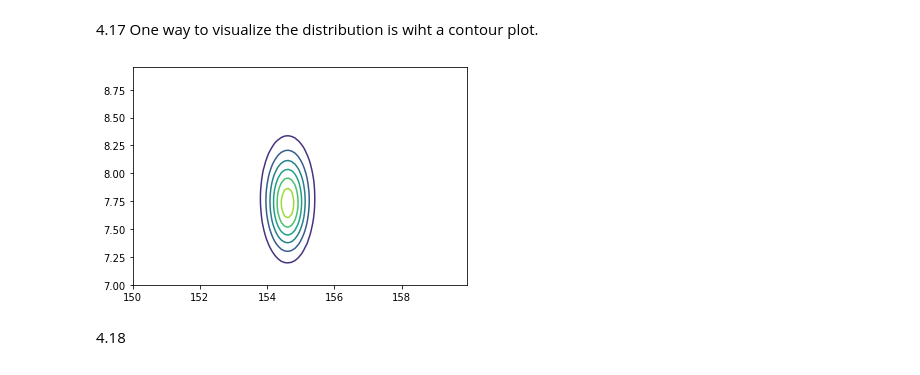
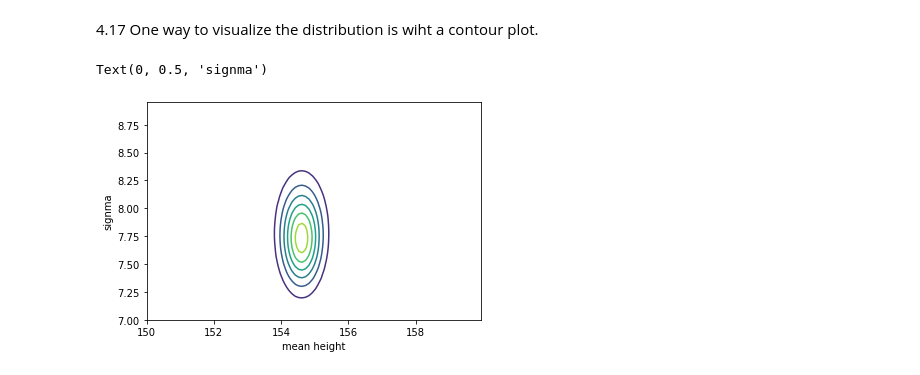
Before and after one commit to steed360/Data-Analysis, a Jupyter notebook: b Statistical Rethinking/Chapter_4_fromScratch.ipynb, the cells around one changed output. Cells and saved outputs as stored; diff of their text form; code cells hidden in the pictures.

```diff
--- a/b Statistical Rethinking/Chapter_4_fromScratch.ipynb
+++ b/b Statistical Rethinking/Chapter_4_fromScratch.ipynb
@@ -241,13 +241,9 @@ likelihood = [
     for i in range(len(post))
 ]
 
-# the density go in post_prod which has the same
-# number of rows as post_prob  but two cols.
-
+# Calculate the numerator.
 post_prod = (
-    likelihood
-    + stats.norm.logpdf(post[:, 0], loc=178, scale=20)
-    + stats.uniform.logpdf(post[:, 1], loc=0, scale=50)
+    likelihood + stats.norm.logpdf(post[:, 0], loc=178, scale=20) + stats.uniform.logpdf(post[:, 1], loc=0, scale=50)
 )
 
 post_prob = np.exp(post_prod - max(post_prod))
@@ -262,11 +258,13 @@ print ( post.shape )
 # %%
 
 xi = np.linspace(post[:, 0].min(), post[:, 0].max(), 100)
 yi = np.linspace(post[:, 1].min(), post[:, 1].max(), 100)
 zi = griddata((post[:, 0], post[:, 1]), post_prob, (xi[None, :], yi[:, None]))
 
 plt.contour(xi, yi, zi);
+
+plt.xlabel ('mean height')
+plt.ylabel ('signma')
 # %% [output]
+Text(0, 0.5, 'signma')
-[figure, old version]
+[figure, new version]
-# %% [markdown]
-4.18
```
Also changed, not shown: parts of 6 cells of this notebook.
